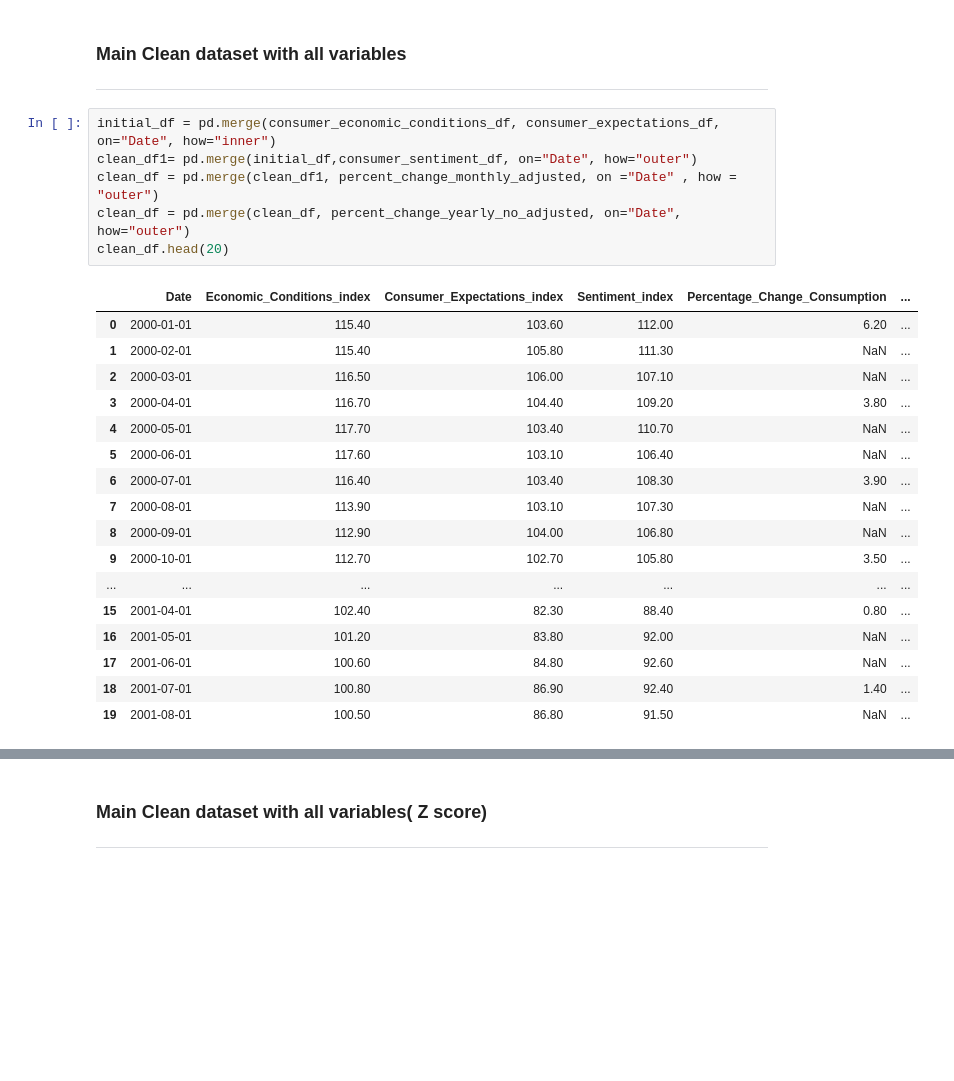
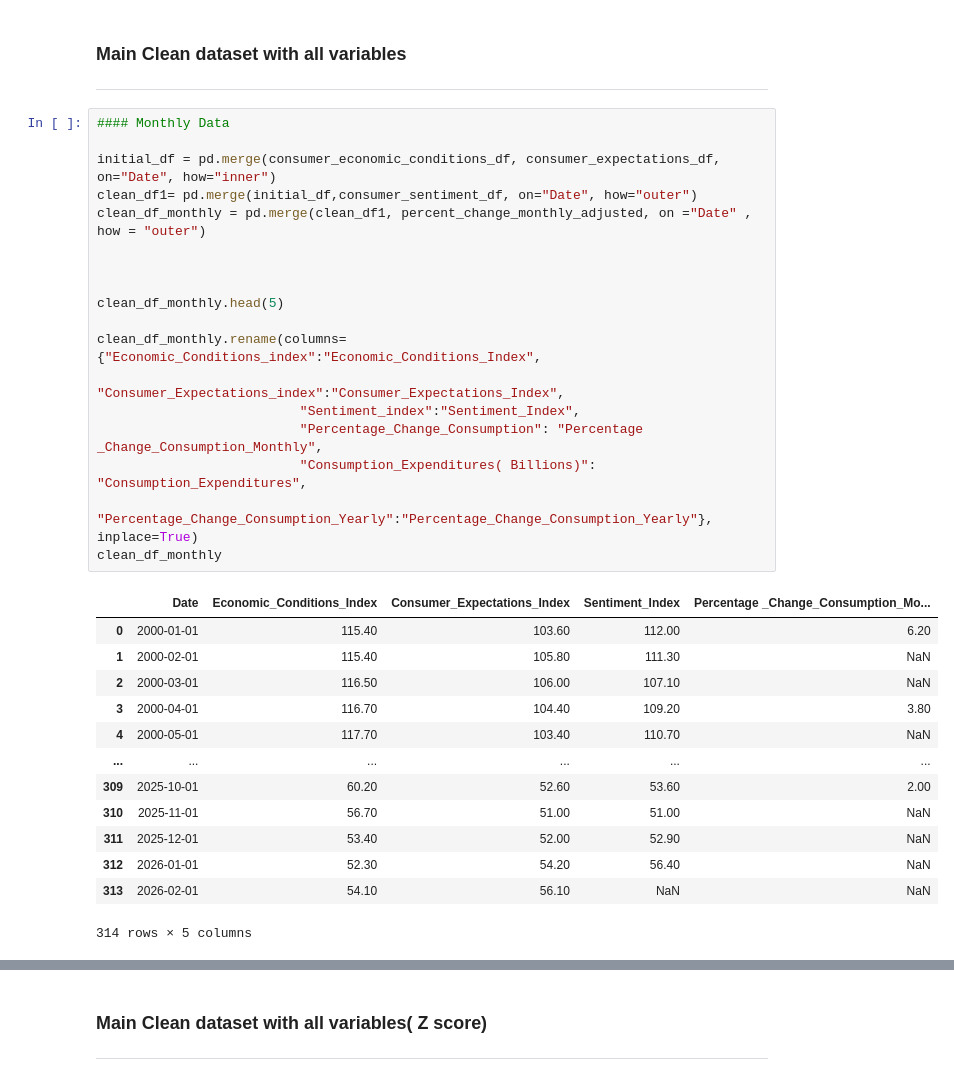
Before and after one commit to shane-221/Macro_project, a Jupyter notebook: main.ipynb, the cells around one changed output, grey strips where cells are left out. Drawn from its saved outputs; the diff is of its cells as text; blank space fills up the shorter version.

```diff
--- a/main.ipynb
+++ b/main.ipynb
@@ -261,26 +214,34 @@ DatetimeIndex(['2026-01-01'], dtype='datetime64[us]', freq='YS-JAN')
 ### Main Clean dataset with all variables
 ---
 # %%
+#### Monthly Data
+
 initial_df = pd.merge(consumer_economic_conditions_df, consumer_expectations_df, on="Date", how="inner")
 clean_df1= pd.merge(initial_df,consumer_sentiment_df, on="Date", how="outer")
-clean_df = pd.merge(clean_df1, percent_change_monthly_adjusted, on ="Date" , how = "outer")
-clean_df = pd.merge(clean_df, percent_change_yearly_no_adjusted, on="Date", how="outer")
-clean_df.head(20)
+clean_df_monthly = pd.merge(clean_df1, percent_change_monthly_adjusted, on ="Date" , how = "outer")
+
+
+
+clean_df_monthly.head(5)
+
+clean_df_monthly.rename(columns= {"Economic_Conditions_index":"Economic_Conditions_Index",
+                          "Consumer_Expectations_index":"Consumer_Expectations_Index",
+                          "Sentiment_index":"Sentiment_Index",
+                          "Percentage_Change_Consumption": "Percentage _Change_Consumption_Monthly",
+                          "Consumption_Expenditures( Billions)": "Consumption_Expenditures",
+                          "Percentage_Change_Consumption_Yearly":"Percentage_Change_Consumption_Yearly"}, inplace=True)
+clean_df_monthly
 # %% [output]
-|  | Date | Economic_Conditions_index | Consumer_Expectations_index | Sentiment_index | Percentage_Change_Consumption | ... |
-| 0 | 2000-01-01 | 115.40 | 103.60 | 112.00 | 6.20 | ... |
-| 1 | 2000-02-01 | 115.40 | 105.80 | 111.30 | NaN | ... |
-| 2 | 2000-03-01 | 116.50 | 106.00 | 107.10 | NaN | ... |
-| 3 | 2000-04-01 | 116.70 | 104.40 | 109.20 | 3.80 | ... |
-| 4 | 2000-05-01 | 117.70 | 103.40 | 110.70 | NaN | ... |
-| 5 | 2000-06-01 | 117.60 | 103.10 | 106.40 | NaN | ... |
-| 6 | 2000-07-01 | 116.40 | 103.40 | 108.30 | 3.90 | ... |
-| 7 | 2000-08-01 | 113.90 | 103.10 | 107.30 | NaN | ... |
-| 8 | 2000-09-01 | 112.90 | 104.00 | 106.80 | NaN | ... |
-| 9 | 2000-10-01 | 112.70 | 102.70 | 105.80 | 3.50 | ... |
-| ... | ... | ... | ... | ... | ... | ... |
-| 15 | 2001-04-01 | 102.40 | 82.30 | 88.40 | 0.80 | ... |
-| 16 | 2001-05-01 | 101.20 | 83.80 | 92.00 | NaN | ... |
-| 17 | 2001-06-01 | 100.60 | 84.80 | 92.60 | NaN | ... |
-| 18 | 2001-07-01 | 100.80 | 86.90 | 92.40 | 1.40 | ... |
-| 19 | 2001-08-01 | 100.50 | 86.80 | 91.50 | NaN | ... |
+|  | Date | Economic_Conditions_Index | Consumer_Expectations_Index | Sentiment_Index | Percentage _Change_Consumption_Mo... |
+| 0 | 2000-01-01 | 115.40 | 103.60 | 112.00 | 6.20 |
+| 1 | 2000-02-01 | 115.40 | 105.80 | 111.30 | NaN |
+| 2 | 2000-03-01 | 116.50 | 106.00 | 107.10 | NaN |
+| 3 | 2000-04-01 | 116.70 | 104.40 | 109.20 | 3.80 |
+| 4 | 2000-05-01 | 117.70 | 103.40 | 110.70 | NaN |
+| ... | ... | ... | ... | ... | ... |
+| 309 | 2025-10-01 | 60.20 | 52.60 | 53.60 | 2.00 |
+| 310 | 2025-11-01 | 56.70 | 51.00 | 51.00 | NaN |
+| 311 | 2025-12-01 | 53.40 | 52.00 | 52.90 | NaN |
+| 312 | 2026-01-01 | 52.30 | 54.20 | 56.40 | NaN |
+| 313 | 2026-02-01 | 54.10 | 56.10 | NaN | NaN |
+314 rows × 5 columns
```
Also changed, not shown: parts of 20 cells of this notebook, 4 other files.
